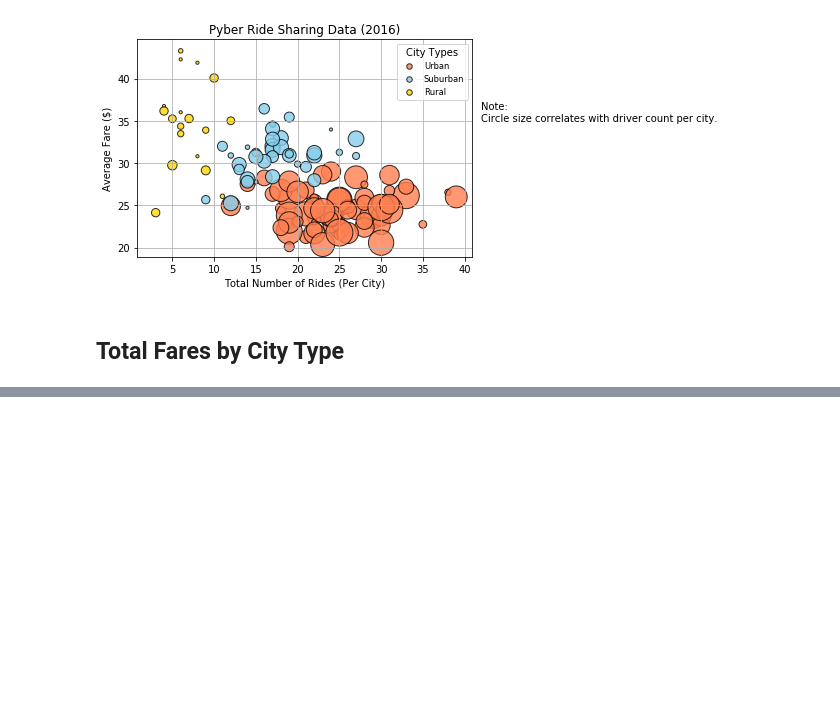
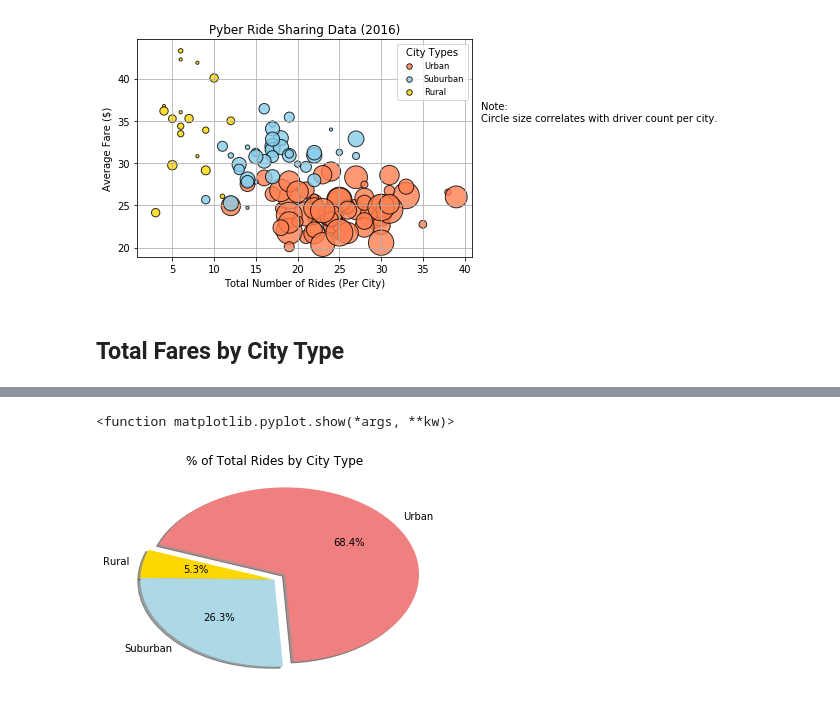
Before and after one commit to locketylerj/Matplotlib_Pyber, a Jupyter notebook: Typyber_starter.ipynb, the cells around one changed output, grey strips where cells are left out. Drawn from its saved outputs; the diff is of its cells as text; code cells hidden in the pictures; blank space fills up the shorter version.

```diff
--- a/Typyber_starter.ipynb
+++ b/Typyber_starter.ipynb
@@ -146,0 +210,13 @@ plt.show()
+# %%
+# Calculate Ride Percents
+typegroupcount = cityride_df.groupby("type").count()
+totalrides_type = typegroupcount["ride_id"]
+totalrides = len(cityride_df)
+ridepercent = []
+for ride in totalrides_type:
+    ride = ride/totalrides
+    ridepercent.append(ride)
+
+print(totalrides)
+print(ridepercent)
+print(totalrides_type)
@@ -146,0 +231,14 @@ plt.show()
+# %%
+# Build Pie Chart
+explode = [0,0,0.1]
+labels= ["Rural","Suburban","Urban"]
+colors =["gold","lightblue","lightcoral"]
+plt.pie(x=ridepercent, explode=explode, labels = labels, colors =colors, autopct = "%1.1f%%",shadow = True, startangle = 160)
+plt.title("% of Total Rides by City Type")
+# Save Figure
+plt.savefig("Images/RidesbyCity.png")
+# Show Figure
+plt.show
+# %% [output]
+<function matplotlib.pyplot.show(*args, **kw)>
+[figure, added]
```
Also changed, not shown: parts of 30 cells of this notebook.
